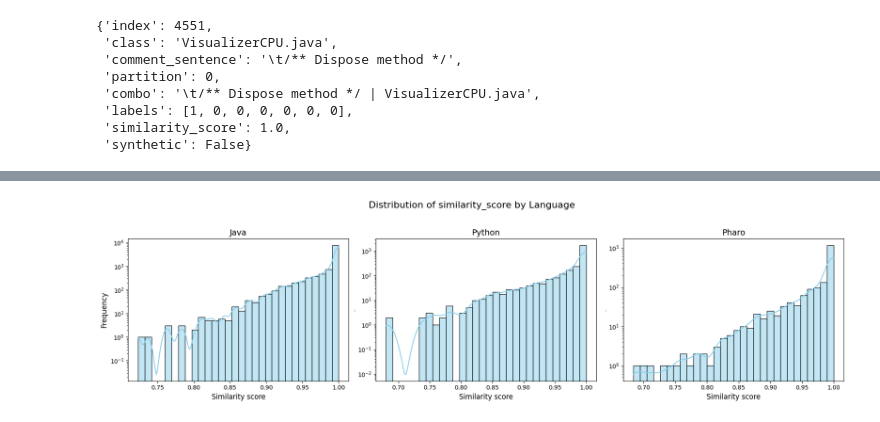
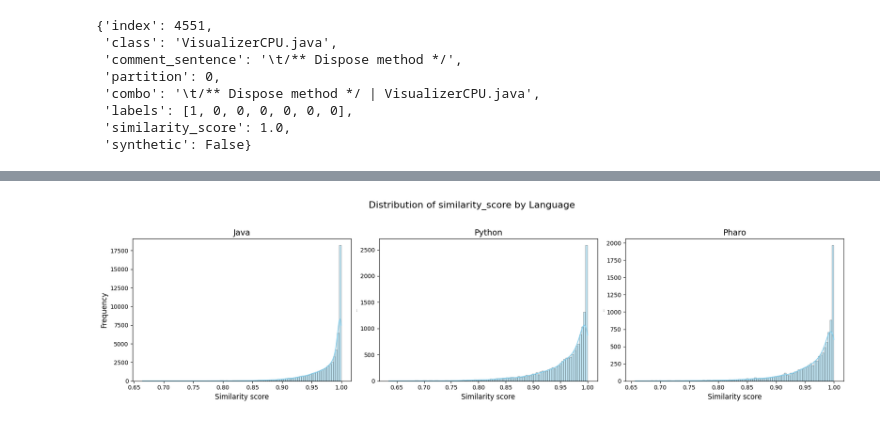
Before and after one commit to ThomBors/NLBSE2026, a Jupyter notebook: notebook/explore_Aumented_dataset.ipynb, the cells around one changed output, grey strips where cells are left out. Saved outputs shown, nothing was run; the diff lists cells and outputs as text; code cells hidden in the pictures.

```diff
--- a/notebook/explore_Aumented_dataset.ipynb
+++ b/notebook/explore_Aumented_dataset.ipynb
@@ -410,28 +444,28 @@ Pharo: 0 observations with all-zero labels
 # %%
 import seaborn as sns
 import matplotlib.pyplot as plt
 
 fig, axes = plt.subplots(1, len(datasets), figsize=(18, 5), sharey=False)
 
 for ax, (lang, df) in zip(axes, datasets.items()):
     sns.histplot(
         df["similarity_score"],
-        bins=30,
+        bins=100,
         kde=True,
         color="skyblue",
         ax=ax
     )
 
     ax.set_title(f"{lang}", fontsize=14)
     ax.set_xlabel("Similarity score", fontsize=12)
     ax.set_ylabel("Frequency", fontsize=12 if ax == axes[0] else 0)
 
-    ax.set_yscale("log")
+    #ax.set_yscale("log")
 fig.suptitle("Distribution of similarity_score by Language", fontsize=16)
 plt.tight_layout(rect=[0, 0, 1, 0.95])
 plt.show()
 # %% [output]
-[figure, old version]
+[figure, new version]
 # %%
 def generate_weights(weighted_loss, data):
 
```
Also changed, not shown: parts of 12 cells of this notebook, 4 other files.
